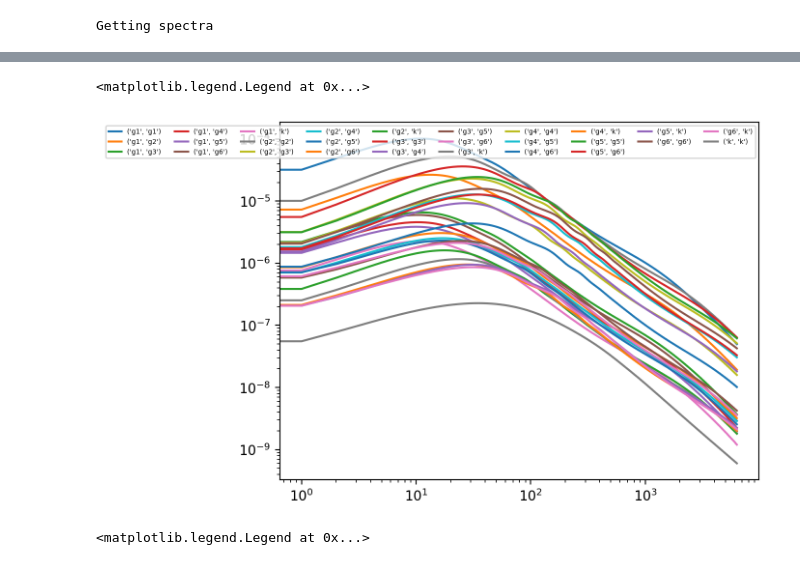
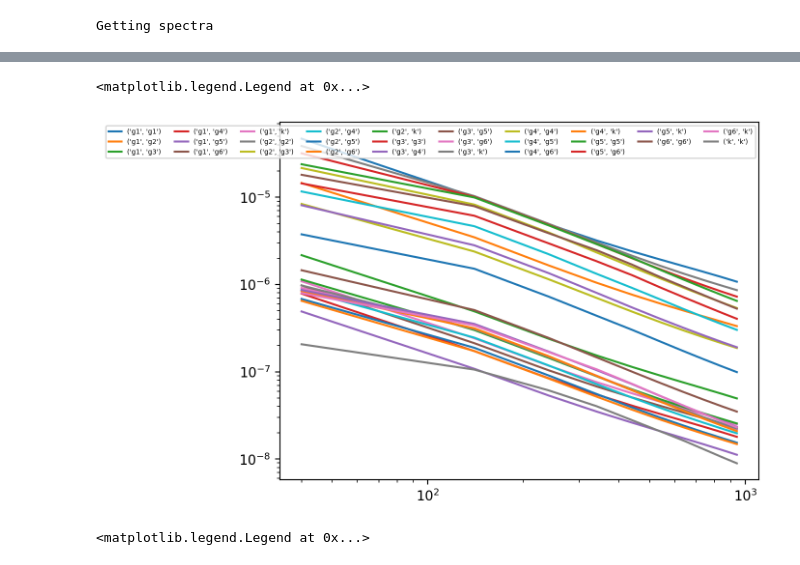
Before and after one commit to Saladino93/angularcls, a Jupyter notebook: examples/desY3/spectrafordesY3.ipynb, the cells around one changed output, grey strips where cells are left out. Saved outputs shown, nothing was run; the diff lists cells and outputs as text; code cells hidden in the pictures.

```diff
--- a/examples/desY3/spectrafordesY3.ipynb
+++ b/examples/desY3/spectrafordesY3.ipynb
@@ -229,6 +239,11 @@ chis = np.linspace(0, chistar, nzs)
 chis, weights = gaussxw(0, chistar, 100)
 # %%
 zs = results.redshift_at_comoving_radial_distance(chis)
+
+#logzs, logweights = gaussxw(-6, np.log(5), 100)
+#zs, weights = np.exp(logzs), np.exp(logzs)*logweights
+
+zs, weights = gaussxw(0, 5, 100)
 
 chis = results.comoving_radial_distance(zs)
 
@@ -240,14 +255,17 @@ cmblensingwindow = windows.cmblensingwindow(zs, chis, hubble, H0, Omegam, chista
 
 spectra = [('m', PK.P if nonlinearmode else PKlin.P)]
 zmin, zmax = zs.min(), zs.max()
-Proj = limberp.LimberProjector(zs, spectra = spectra, ls = ls, kmax = kmax, gaussquadweights = weights)
+
+ells = np.arange(40, 1000, 100)
+
+Proj = limberp.LimberProjector(zs, spectra = spectra, ls = ells, kmax = kmax, gaussquadweights = weights)
 
 Hubble, chi = sinterp.interp1d(zs, hubble, fill_value = 0., bounds_error = False), sinterp.interp1d(zs, chis, fill_value = 0., bounds_error = False)
 
 magwindows = [windows.magnificationbiaswindow(magbiases[i], sinterp.interp1d(nzdists[i][0], nzdists[i][1], fill_value = 0., bounds_error = False), hubble, H0, Omegam, zs, chis) for i in range(Nz)]
 magwindows = [np.interp(nzdists[i][0], zs, magwindows[i]) for i in range(Nz)]
 
-Ws = [sinterp.interp1d(nzdists[i][0], (nzdists[i][1]*biases[i]+magwindows[i]), fill_value = 0., bounds_error = False) for i in range(Nz)]
+Ws = [sinterp.interp1d(nzdists[i][0], (nzdists[i][1]*biases[i]+magwindows[i]*0.), fill_value = 0., bounds_error = False) for i in range(Nz)]
 
 galnames = [f'g{i+1}' for i in range(Nz)]
 
@@ -257,6 +275,9 @@ Proj.update_window('k', ('m', cmblensingwindow))
 
 print('Getting spectra')
 excluded_windows_combinations = []
-Result = Proj.obtain_spectra(Hubble, chi)
+#excluded_windows_combinations = [set((f'g{i+1}', f'g{j+1}')) for i in range(Nz) for j in range(i+1, Nz)]
+#excluded_windows_combinations += [set(('k', 'k'))]
+
+Result = Proj.obtain_spectra(Hubble, chi, excluded_windows_combinations = excluded_windows_combinations)
 # %% [output]
 Getting spectra
@@ -294,10 +428,10 @@ ResultNN = ProjNN.obtain_spectra(Hubble, chi)
 # %%
 for key in Result.results.keys():
-    plt.loglog(ls, Result.results[key], label = key)
+    plt.loglog(ells, Result.results[key], label = key)
 plt.legend(ncol = 10, fontsize = 5)
 # %% [output]
 <matplotlib.legend.Legend at 0x...>
-[figure, old version]
+[figure, new version]
 # %%
 key = ('g1', 'g1')
 plt.loglog(ls, Result.results[key], label = key)
```
Also changed, not shown: parts of 24 cells of this notebook, 1 other file.
